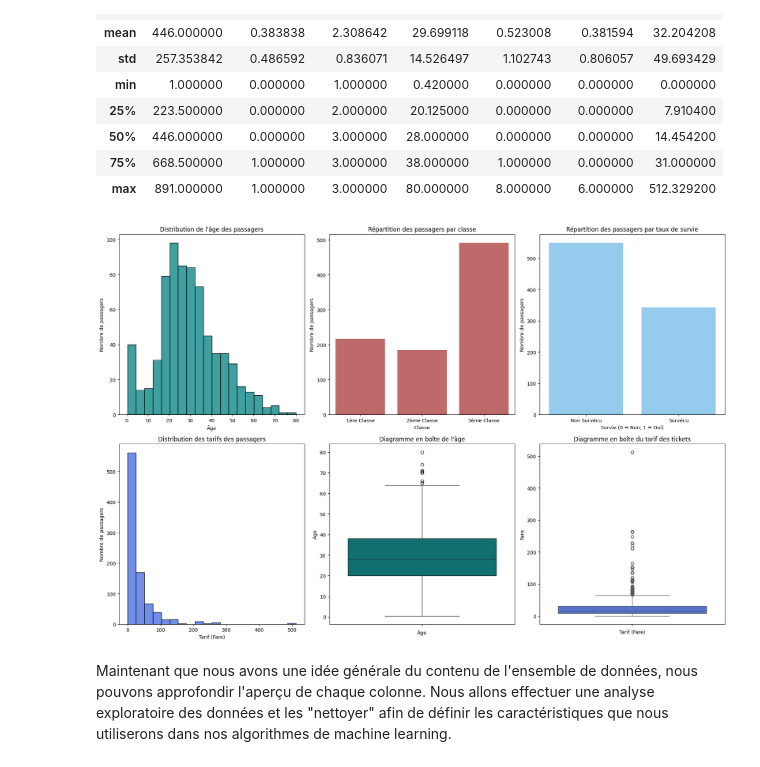
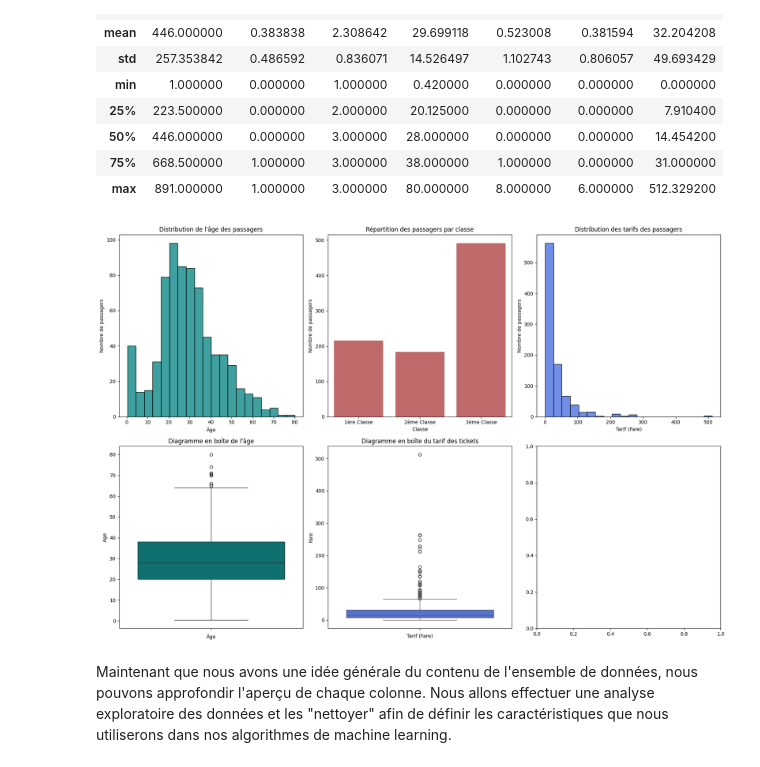
Before and after one commit to Str0mG/ML01-MachineLearning, a Jupyter notebook: ML01 Projet V1.ipynb, the cells around one changed output. Saved outputs shown, nothing was run; the diff lists cells and outputs as text; code cells hidden in the pictures.

```diff
--- a/ML01 Projet V1.ipynb
+++ b/ML01 Projet V1.ipynb
@@ -56,17 +60,8 @@ import matplotlib.pyplot as plt
 import seaborn as sns
 import warnings
 
-# Ignorar todos os warnings
+# Ignorer warnings
 warnings.filterwarnings("ignore")
-
-# Set the global default size of matplotlib figures
-plt.rc('figure', figsize=(10, 5))
-
-# Size of matplotlib figures that contain subplots
-fizsize_with_subplots = (10, 10)
-
-# Size of matplotlib histogram bins
-bin_size = 10
 # %% [markdown]
 ## Visualisation des données
 # %%
@@ -157,54 +157,46 @@ df_train.describe()
 | 75% | 668.500000 | 1.000000 | 3.000000 | 38.000000 | 1.000000 | 0.000000 | 31.000000 |
 | max | 891.000000 | 1.000000 | 3.000000 | 80.000000 | 8.000000 | 6.000000 | 512.329200 |
 # %%
-
+# Suprrime la colonne vide.
 
 # Création d'une figure avec deux rangées de trois sous-graphiques chacune
 fig, axes = plt.subplots(2, 3, figsize=(18, 12))
 
 # Rangée supérieure de graphiques
 # Graphique de l'âge
 sns.histplot(data=df_train, x='Age', bins=20, color='#008080', ax=axes[0, 0])
 axes[0, 0].set_xlabel('Âge')
 axes[0, 0].set_ylabel('Nombre de passagers')
 axes[0, 0].set_title('Distribution de l\'âge des passagers')
 
 # Graphique de la classe des passagers (Pclass)
 class_counts = df_train['Pclass'].value_counts()
 sns.barplot(x=class_counts.index, y=class_counts.values, color='#CD5C5C', ax=axes[0, 1])
 axes[0, 1].set_xlabel('Classe')
 axes[0, 1].set_ylabel('Nombre de passagers')
 axes[0, 1].set_title('Répartition des passagers par classe')
 axes[0, 1].set_xticklabels(['1ère Classe', '2ème Classe', '3ème Classe'])
 
-# Graphique du taux de survie
-survival_counts = df_train['Survived'].value_counts()
-sns.barplot(x=survival_counts.index, y=survival_counts.values, color='#87CEFA', ax=axes[0, 2])
-axes[0, 2].set_xlabel('Survie (0 = Non; 1 = Oui)')
-axes[0, 2].set_ylabel('Nombre de passagers')
-axes[0, 2].set_title('Répartition des passagers par taux de survie')
-axes[0, 2].set_xticklabels(['Non Survécu', 'Survécu'])
-
 # Rangée inférieure de graphiques
 # Graphique de fare
-sns.histplot(data=df_train, x='Fare', bins=20, color='#4169E1', ax=axes[1, 0])
-axes[1, 0].set_xlabel('Tarif (Fare)')
-axes[1, 0].set_ylabel('Nombre de passagers')
-axes[1, 0].set_title('Distribution des tarifs des passagers')
+sns.histplot(data=df_train, x='Fare', bins=20, color='#4169E1', ax=axes[0, 2])
+axes[0, 2].set_xlabel('Tarif (Fare)')
+axes[0, 2].set_ylabel('Nombre de passagers')
+axes[0, 2].set_title('Distribution des tarifs des passagers')
 
 # Diagramme en boîte de l'âge
-sns.boxplot(data=df_train, y='Age', color='#008080', ax=axes[1, 1])
-axes[1, 1].set_xlabel('Âge')
-axes[1, 1].set_title('Diagramme en boîte de l\'âge')
+sns.boxplot(data=df_train, y='Age', color='#008080', ax=axes[1, 0])
+axes[1, 0].set_xlabel('Âge')
+axes[1, 0].set_title('Diagramme en boîte de l\'âge')
 
 # Diagramme en boîte de Fare
-sns.boxplot(data=df_train, y='Fare', color='#4169E1', ax=axes[1, 2])
-axes[1, 2].set_xlabel('Tarif (Fare)')
-axes[1, 2].set_title('Diagramme en boîte du tarif des tickets')
+sns.boxplot(data=df_train, y='Fare', color='#4169E1', ax=axes[1, 1])
+axes[1, 1].set_xlabel('Tarif (Fare)')
+axes[1, 1].set_title('Diagramme en boîte du tarif des tickets')
 
 plt.tight_layout()
 plt.show()
 # %% [output]
-[figure, old version]
+[figure, new version]
 # %% [markdown]
 Maintenant que nous avons une idée générale du contenu de l'ensemble de données, nous pouvons approfondir l'aperçu de chaque colonne.  Nous allons effectuer une analyse exploratoire des données et les "nettoyer" afin de définir les caractéristiques que nous utiliserons dans nos algorithmes de machine learning.
```
Also changed, not shown: parts of 13 cells of this notebook.
